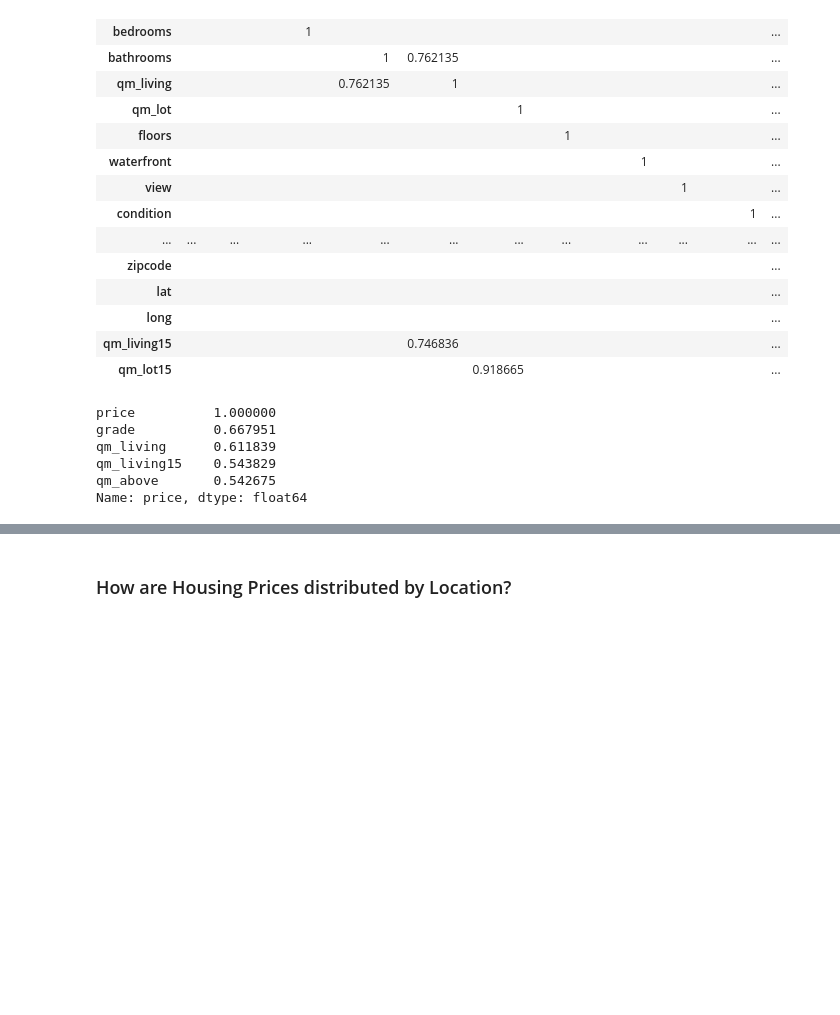
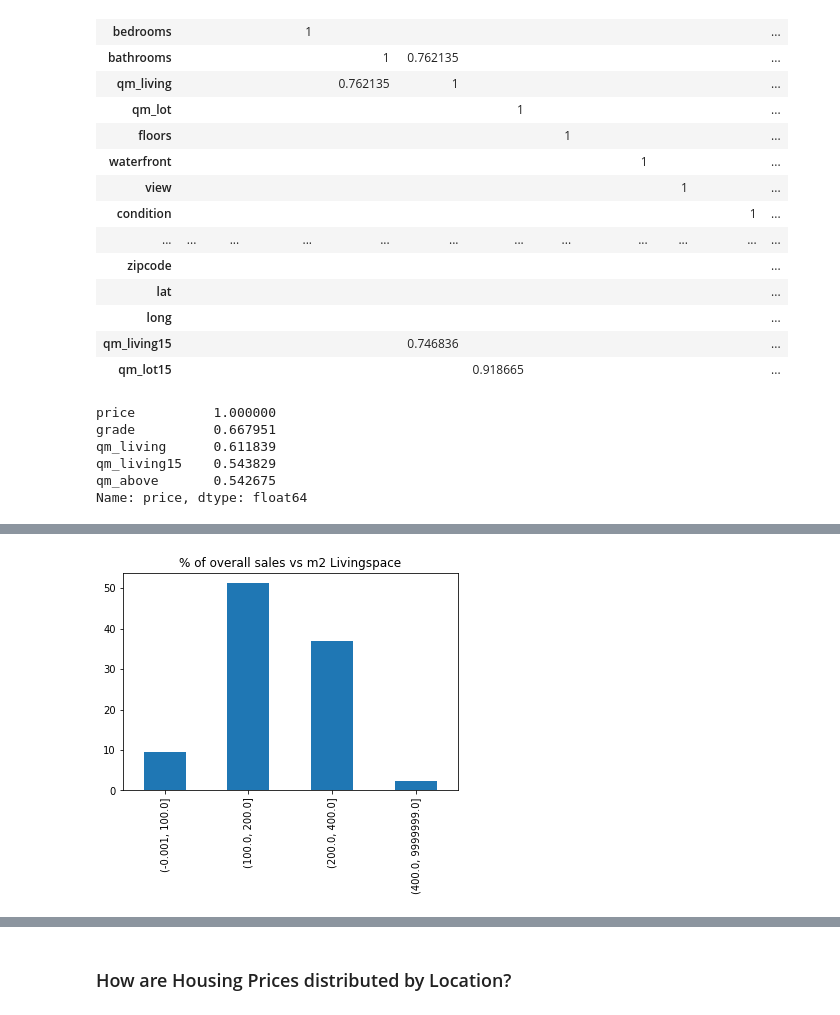
Before and after one commit to Pietrassyk/dsc-v2-mod1-final-project-nyc-ds-career-042219, a Jupyter notebook: student.ipynb, the cells around one changed output, grey strips where cells are left out. Drawn from its saved outputs; the diff is of its cells as text; code cells hidden in the pictures; blank space fills up the shorter version.

```diff
--- a/student.ipynb
+++ b/student.ipynb
@@ -198,3 +196,5 @@ cleaned_df = scale(cleaned_df,convert_list,1/10.764,1)
+# %%
+cleaned_non_transformed_metric_df = cleaned_df.copy()
 # %% [markdown]
 ### basement
 # %% [markdown]
@@ -337,0 +353,6 @@ Name: price, dtype: float64
+# %%
+# Livingspace
+df=cleaned_non_transformed_metric_df
+(df.qm_living.value_counts(bins=[0,100,200,400,9999999], normalize=True).sort_index()*100).plot.bar(title="% of overall sales vs m2 Livingspace");
+# %% [output]
+[figure, added]
```
Also changed, not shown: parts of 16 cells of this notebook, 2 other files.
